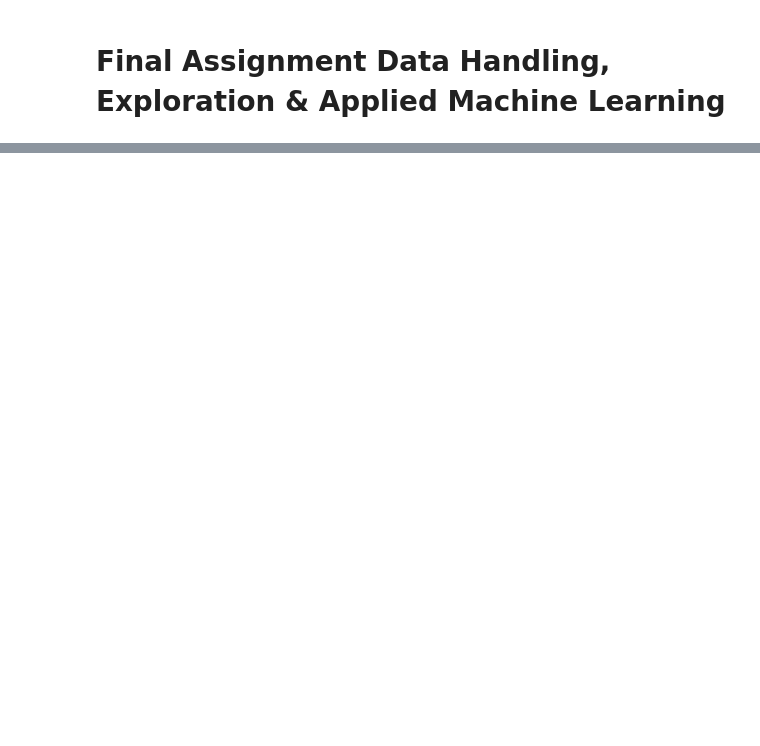
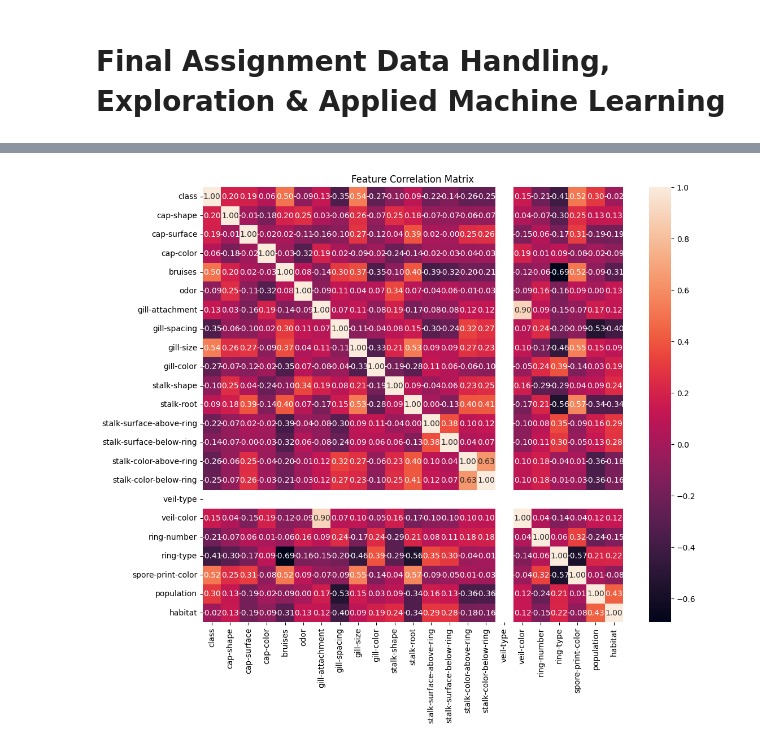
Before and after one commit to Rogersurf/Mushroom, a Jupyter notebook: Notebooks/eda_review.ipynb, the cells around one changed output, grey strips where cells are left out. Drawn from its saved outputs; the diff is of its cells as text; code cells hidden in the pictures; blank space fills up the shorter version.

```diff
--- a/Notebooks/eda_review.ipynb
+++ b/Notebooks/eda_review.ipynb
@@ -66,0 +722,9 @@
+# %%
+from sklearn.preprocessing import StandardScaler, LabelEncoder
+
+# Handle categorical variables
+df_encoded = df.apply(LabelEncoder().fit_transform)
+
+# Scale features
+scaler = StandardScaler()
+df_scaled = pd.DataFrame(scaler.fit_transform(df_encoded), columns=df.columns)
@@ -66,0 +762,14 @@
+# %%
+# Calculate correlation matrix
+corr_matrix = df_encoded.corr()
+
+# Optionally, visualize the correlation matrix
+import seaborn as sns
+import matplotlib.pyplot as plt
+
+plt.figure(figsize=(12,10))
+sns.heatmap(corr_matrix, annot=True, fmt=".2f")
+plt.title('Feature Correlation Matrix')
+plt.show()
+# %% [output]
+[figure, added]
```
Also changed, not shown: parts of 89 cells of this notebook, 1 other file.
